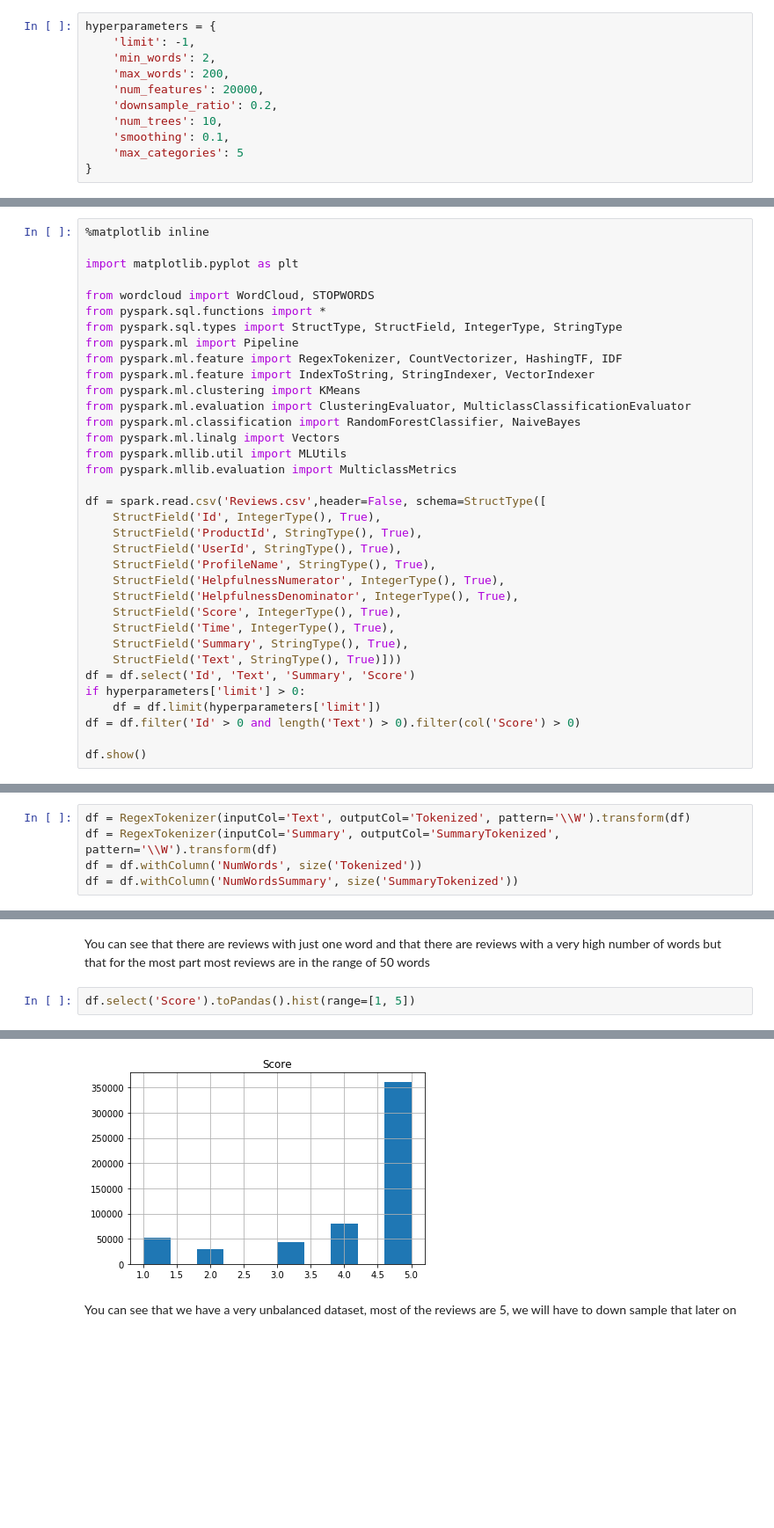
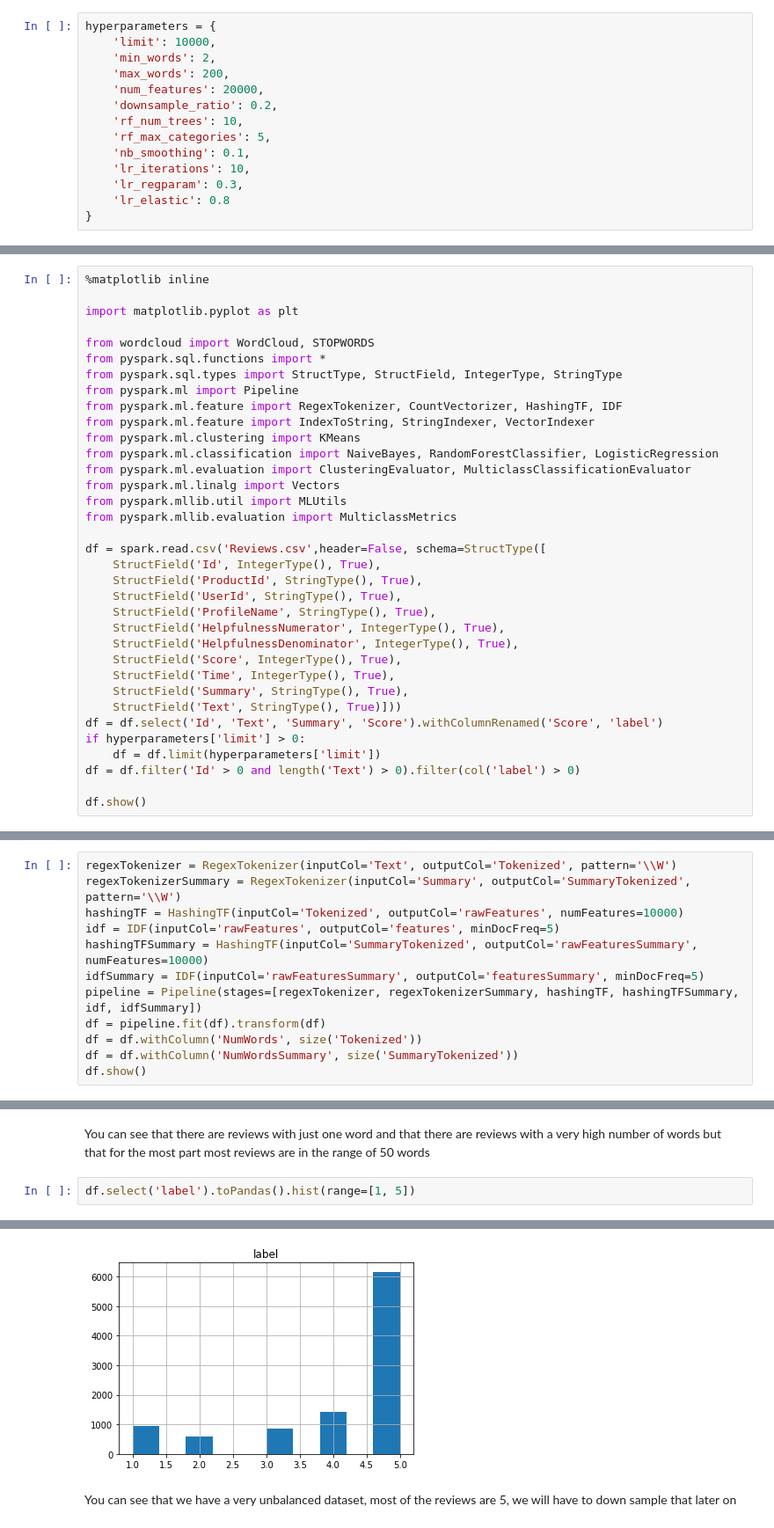
Before and after one commit to amirkeren/analyzing-big-data, a Jupyter notebook: ex3/ex3.ipynb, the cells around one changed output, grey strips where cells are left out. Shown at 88% size. Saved outputs shown, nothing was run; the diff lists cells and outputs as text; blank space fills up the shorter version.

```diff
--- a/ex3/ex3.ipynb
+++ b/ex3/ex3.ipynb
@@ -6,14 +6,17 @@ https://www.kaggle.com/snap/amazon-fine-food-reviews
 ## Hyperparameters
 # %%
 hyperparameters = {
-    'limit': -1,
+    'limit': 10000,
     'min_words': 2,
     'max_words': 200,
     'num_features': 20000,
     'downsample_ratio': 0.2,
-    'num_trees': 10,
-    'smoothing': 0.1,
-    'max_categories': 5
+    'rf_num_trees': 10,
+    'rf_max_categories': 5,
+    'nb_smoothing': 0.1,
+    'lr_iterations': 10,
+    'lr_regparam': 0.3,
+    'lr_elastic': 0.8
 }
 # %% [markdown]
 ## Load Dataset
@@ -29,8 +32,8 @@ from pyspark.ml import Pipeline
 from pyspark.ml.feature import RegexTokenizer, CountVectorizer, HashingTF, IDF
 from pyspark.ml.feature import IndexToString, StringIndexer, VectorIndexer
 from pyspark.ml.clustering import KMeans
+from pyspark.ml.classification import NaiveBayes, RandomForestClassifier, LogisticRegression
 from pyspark.ml.evaluation import ClusteringEvaluator, MulticlassClassificationEvaluator
-from pyspark.ml.classification import RandomForestClassifier, NaiveBayes
 from pyspark.ml.linalg import Vectors
 from pyspark.mllib.util import MLUtils
 from pyspark.mllib.evaluation import MulticlassMetrics
@@ -46,10 +49,10 @@ df = spark.read.csv('Reviews.csv',header=False, schema=StructType([
     StructField('Time', IntegerType(), True),
     StructField('Summary', StringType(), True),
     StructField('Text', StringType(), True)]))
-df = df.select('Id', 'Text', 'Summary', 'Score')
+df = df.select('Id', 'Text', 'Summary', 'Score').withColumnRenamed('Score', 'label')
 if hyperparameters['limit'] > 0:
     df = df.limit(hyperparameters['limit'])
-df = df.filter('Id' > 0 and length('Text') > 0).filter(col('Score') > 0)
+df = df.filter('Id' > 0 and length('Text') > 0).filter(col('label') > 0)
 
 df.show()
 # %% [output]
@@ -73,7 +76,14 @@ only showing top 20 rows
 # %% [markdown]
 ## Preprocess
 # %%
-df = RegexTokenizer(inputCol='Text', outputCol='Tokenized', pattern='\\W').transform(df)
-df = RegexTokenizer(inputCol='Summary', outputCol='SummaryTokenized', pattern='\\W').transform(df)
+regexTokenizer = RegexTokenizer(inputCol='Text', outputCol='Tokenized', pattern='\\W')
+regexTokenizerSummary = RegexTokenizer(inputCol='Summary', outputCol='SummaryTokenized', pattern='\\W')
+hashingTF = HashingTF(inputCol='Tokenized', outputCol='rawFeatures', numFeatures=10000)
+idf = IDF(inputCol='rawFeatures', outputCol='features', minDocFreq=5)
+hashingTFSummary = HashingTF(inputCol='SummaryTokenized', outputCol='rawFeaturesSummary', numFeatures=10000)
+idfSummary = IDF(inputCol='rawFeaturesSummary', outputCol='featuresSummary', minDocFreq=5)
+pipeline = Pipeline(stages=[regexTokenizer, regexTokenizerSummary, hashingTF, hashingTFSummary, idf, idfSummary])
+df = pipeline.fit(df).transform(df)
 df = df.withColumn('NumWords', size('Tokenized'))
 df = df.withColumn('NumWordsSummary', size('SummaryTokenized'))
+df.show()
@@ -96,11 +124,11 @@ array([[<matplotlib.axes._subplots.AxesSubplot object at 0x...>]],
 # %% [markdown]
 You can see that there are reviews with just one word and that there are reviews with a very high number of words but that for the most part most reviews are in the range of 50 words
 # %%
-df.select('Score').toPandas().hist(range=[1, 5])
+df.select('label').toPandas().hist(range=[1, 5])
 # %% [output]
 array([[<matplotlib.axes._subplots.AxesSubplot object at 0x...>]],
       dtype=object)
-[figure, old version]
+[figure, new version]
 # %% [markdown]
 You can see that we have a very unbalanced dataset, most of the reviews are 5, we will have to down sample that later on
 # %%
```
Also changed, not shown: parts of 36 cells of this notebook.
